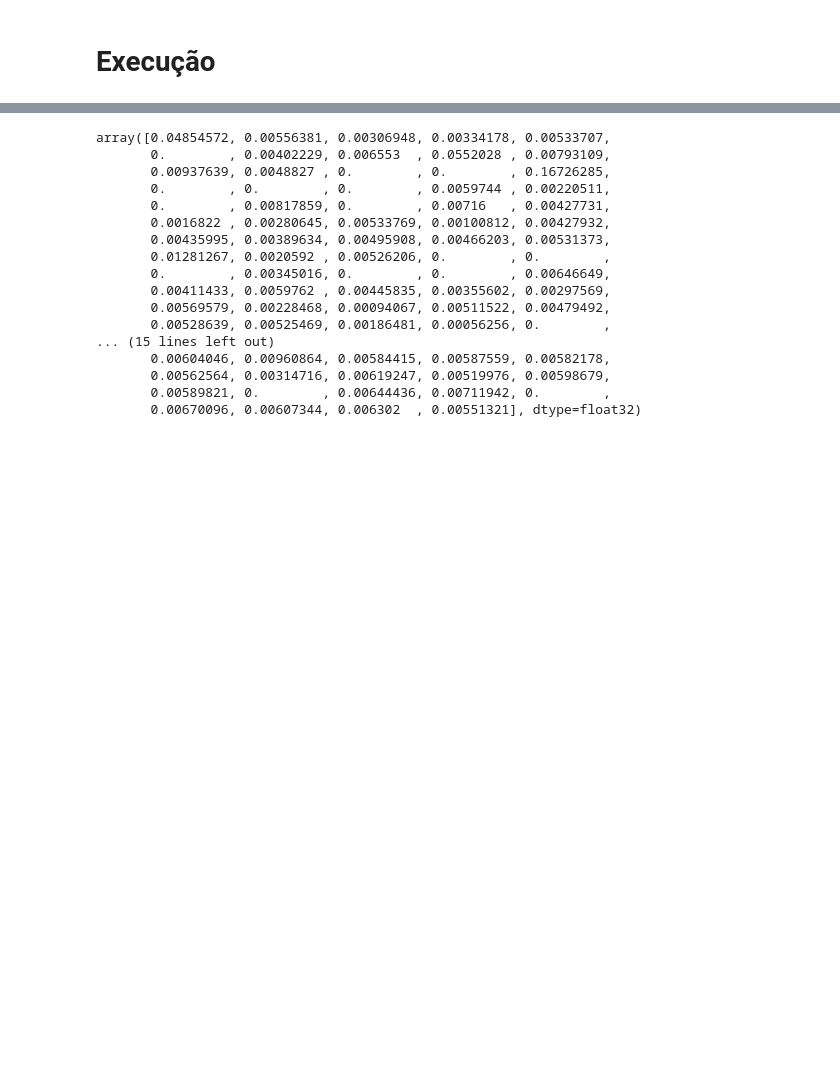
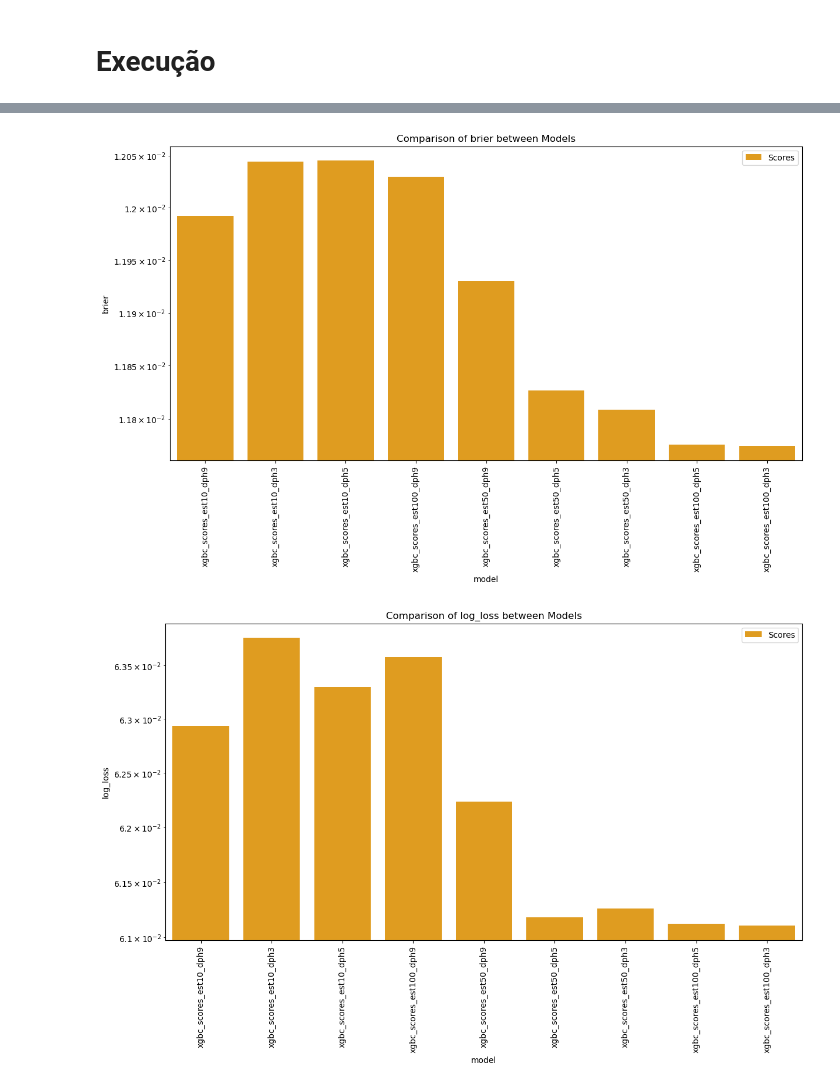
Before and after one commit to JoaoLucas23/ProjetoAprendizadoMaquina, a Jupyter notebook: ProjetoAM.ipynb, the cells around one changed output, grey strips where cells are left out. Cells and saved outputs as stored; diff of their text form; code cells hidden in the pictures; blank space fills up the shorter version.

```diff
--- a/ProjetoAM.ipynb
+++ b/ProjetoAM.ipynb
@@ -452,37 +379,24 @@ metrics_df = metrics_df['brier'].hist(label='model')
-# %%
-xgbc = XGBoostClassifier(n_estimators=100, max_depth=9, n_jobs=n_jobs, verbosity=verbosity)
-xgbc.fit(training_features, training_labels)
-metrics = xgbc.evaluate(test_features, test_labels)
-for label in test_labels.columns:
-    model = xgbc.models[label]
-    model.save_model(f"xgbc_{label}_est{n_estimators}_dph{max_depth}_tm{tree_method}.json")
-
-    metrics_list.append({
-        "model": f"xgbc_{label}_est{n_estimators}_dph{max_depth}_tm{tree_method}",
-        "brier": metrics[label]["brier"],
-        "log_loss": metrics[label]["log_loss"],
-        "roc_auc": metrics[label]["roc_auc"],
-        "accuracy": metrics[label]["accuracy"]
-    })
-
-#graph = xgb.to_graphviz(model, num_trees=1)
-#ax = xgb.plot_tree(model, num_trees=1)
-model.feature_importances_
-# %% [output]
-array([0.04854572, 0.00556381, 0.00306948, 0.00334178, 0.00533707,
-       0.        , 0.00402229, 0.006553  , 0.0552028 , 0.00793109,
-       0.00937639, 0.0048827 , 0.        , 0.        , 0.16726285,
-       0.        , 0.        , 0.        , 0.0059744 , 0.00220511,
-       0.        , 0.00817859, 0.        , 0.00716   , 0.00427731,
-       0.0016822 , 0.00280645, 0.00533769, 0.00100812, 0.00427932,
-       0.00435995, 0.00389634, 0.00495908, 0.00466203, 0.00531373,
-       0.01281267, 0.0020592 , 0.00526206, 0.        , 0.        ,
-       0.        , 0.00345016, 0.        , 0.        , 0.00646649,
-       0.00411433, 0.0059762 , 0.00445835, 0.00355602, 0.00297569,
-       0.00569579, 0.00228468, 0.00094067, 0.00511522, 0.00479492,
-       0.00528639, 0.00525469, 0.00186481, 0.00056256, 0.        ,
-... (15 lines left out)
-       0.00604046, 0.00960864, 0.00584415, 0.00587559, 0.00582178,
-       0.00562564, 0.00314716, 0.00619247, 0.00519976, 0.00598679,
-       0.00589821, 0.        , 0.00644436, 0.00711942, 0.        ,
-       0.00670096, 0.00607344, 0.006302  , 0.00551321], dtype=float32)
+# %%
+def plot_metrics(df, label, metric):
+    plt.figure(figsize=(14, 7))
+
+    color = "blue" if label=="scores" else "orange"
+
+    sns.barplot(x="model", y=metric, data=df, color=color, label=label)
+    plt.xticks(rotation=90)
+    plt.title(f'Comparison of {metric} between Models')
+
+
+    plt.yscale('log', base=10)
+
+    plt.legend()
+    plt.show()
+# %%
+metrics = ["brier", "log_loss", "roc_auc", "accuracy"]
+
+for metric in metrics:
+    plot_metrics(scores_metrics, "scores", metric)
+    plot_metrics(concedes_metrics, "concedes", metric)
+# %% [output]
+[figure, added]
+[figure, added]
```
Also changed, not shown: parts of 36 cells of this notebook.
